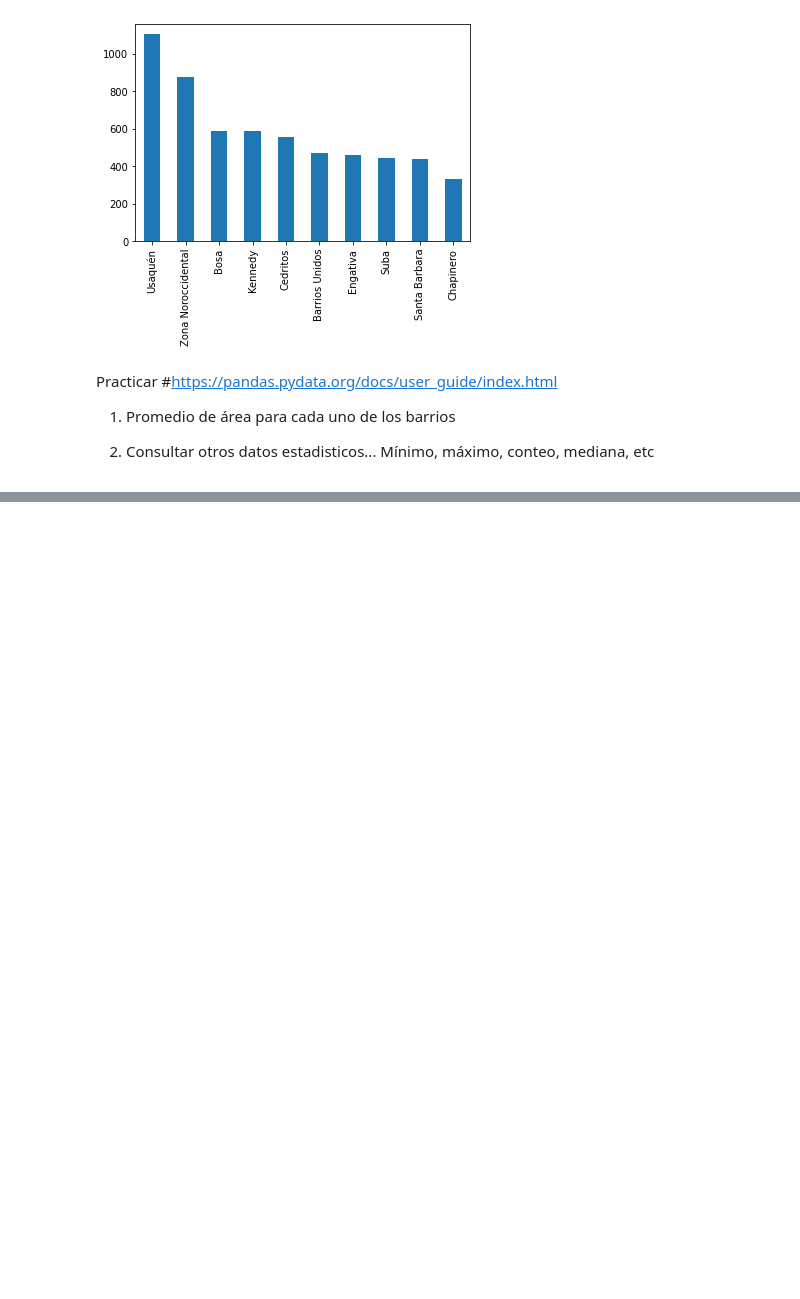
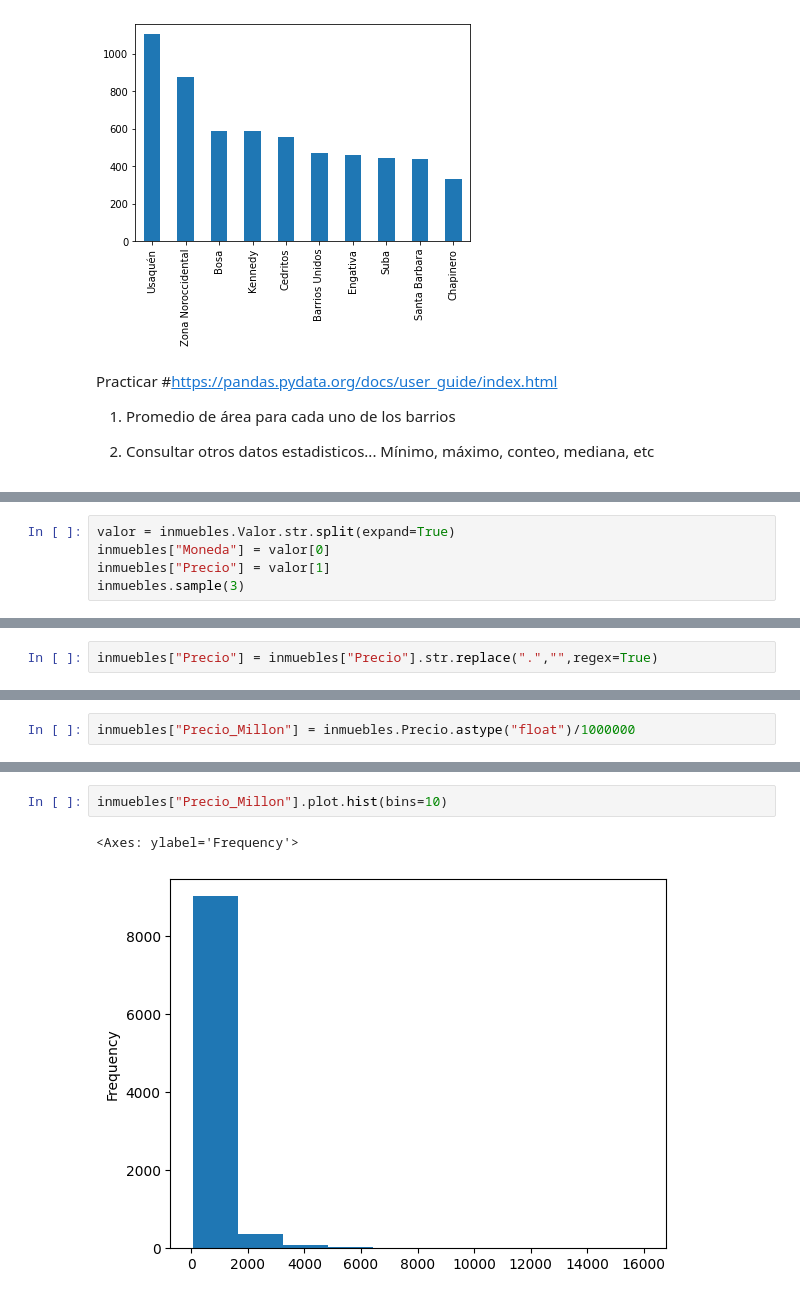
Before and after one commit to Cesarpipe31/Alura_Inmersion_Datos_Code, a Jupyter notebook: Alura_Cdelgado_Inmersion_Datos.ipynb, the cells around one changed output, grey strips where cells are left out. Drawn from its saved outputs; the diff is of its cells as text; blank space fills up the shorter version.

```diff
--- a/Alura_Cdelgado_Inmersion_Datos.ipynb
+++ b/Alura_Cdelgado_Inmersion_Datos.ipynb
@@ -232,0 +299,5 @@ Practicar
+# %%
+valor = inmuebles.Valor.str.split(expand=True)
+inmuebles["Moneda"] = valor[0]
+inmuebles["Precio"] = valor[1]
+inmuebles.sample(3)
@@ -232,0 +333,2 @@ Practicar
+# %%
+inmuebles["Precio"] = inmuebles["Precio"].str.replace(".","",regex=True)
@@ -232,0 +371,2 @@ Practicar
+# %%
+inmuebles["Precio_Millon"] = inmuebles.Precio.astype("float")/1000000
@@ -232,0 +454,5 @@ Practicar
+# %%
+inmuebles["Precio_Millon"].plot.hist(bins=10)
+# %% [output]
+<Axes: ylabel='Frequency'>
+[figure, added]
```
Also changed, not shown: parts of 23 cells of this notebook.
